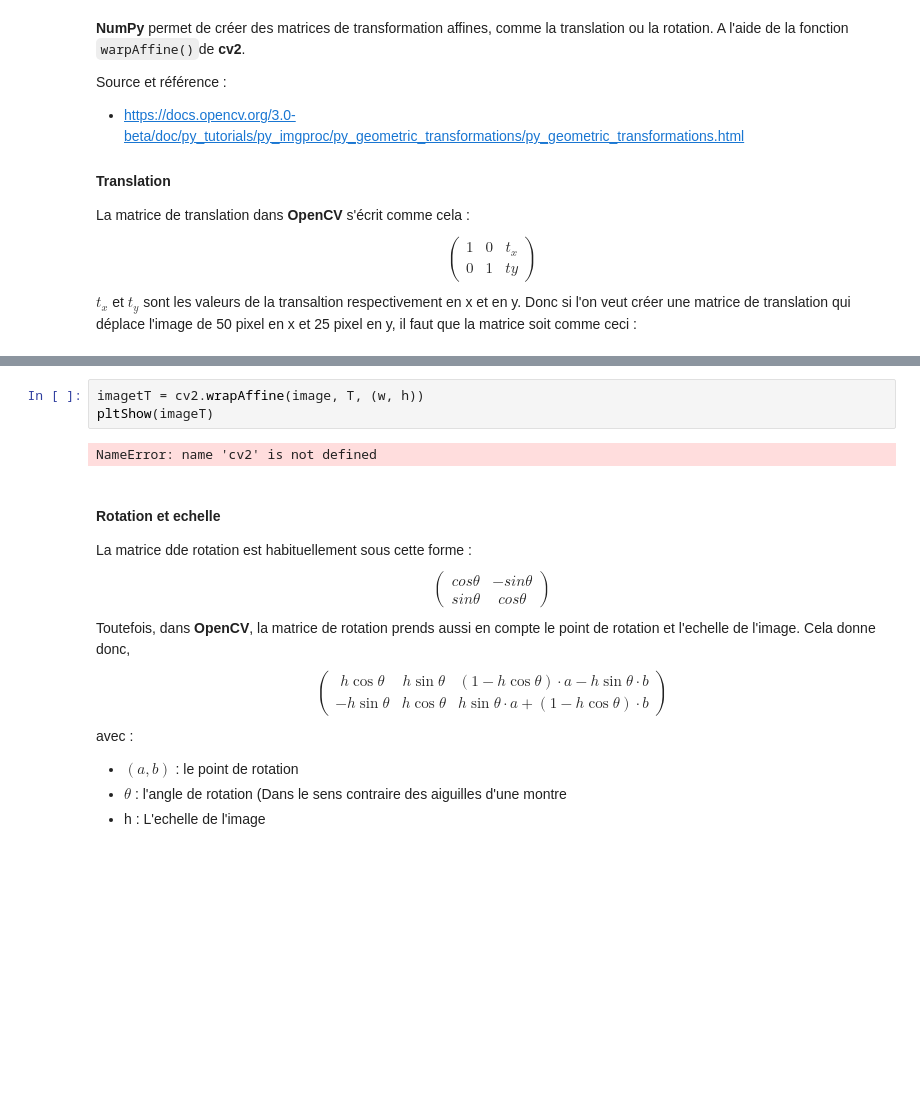
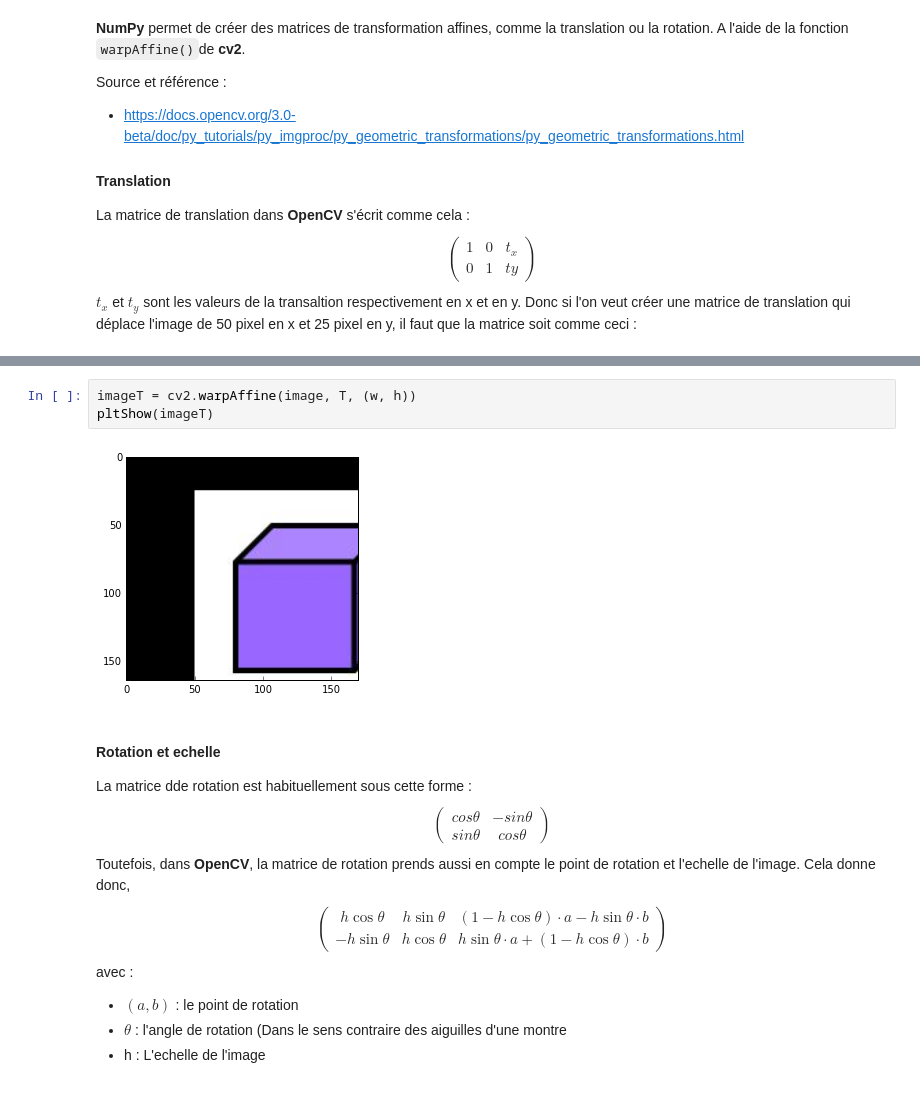
Before and after one commit to Bugnon/oc-2017, a Jupyter notebook: exam/Fleischer_LaTeX-NumPy.ipynb, the cells around one changed output, grey strips where cells are left out. Cells and saved outputs as stored; diff of their text form; blank space fills up the shorter version.

```diff
--- a/exam/Fleischer_LaTeX-NumPy.ipynb
+++ b/exam/Fleischer_LaTeX-NumPy.ipynb
@@ -318,8 +319,8 @@ NameError: name 'cv2' is not defined
 # %%
-imagetT = cv2.wrapAffine(image, T, (w, h))
+imageT = cv2.warpAffine(image, T, (w, h))
 pltShow(imageT)
 # %% [output]
-NameError: name 'cv2' is not defined
+[figure, added]
 # %% [markdown]
 #### Rotation et echelle
 La matrice dde rotation est habituellement sous cette forme :
```
Also changed, not shown: parts of 6 cells of this notebook, 1 other file.
